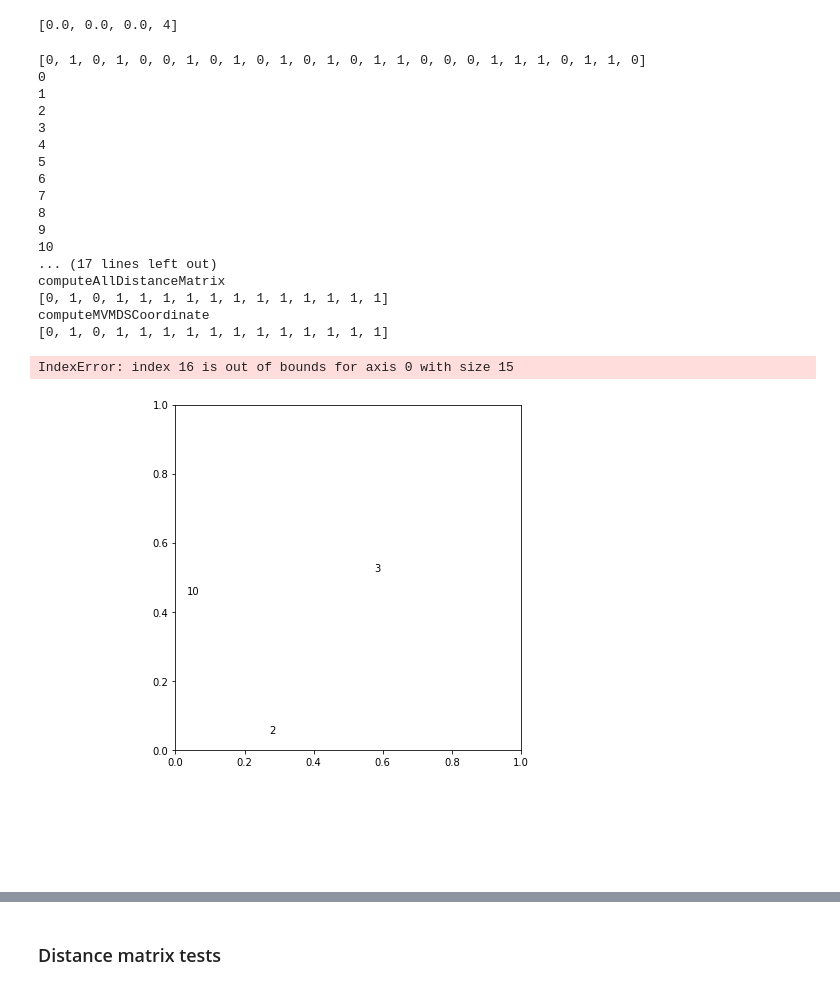
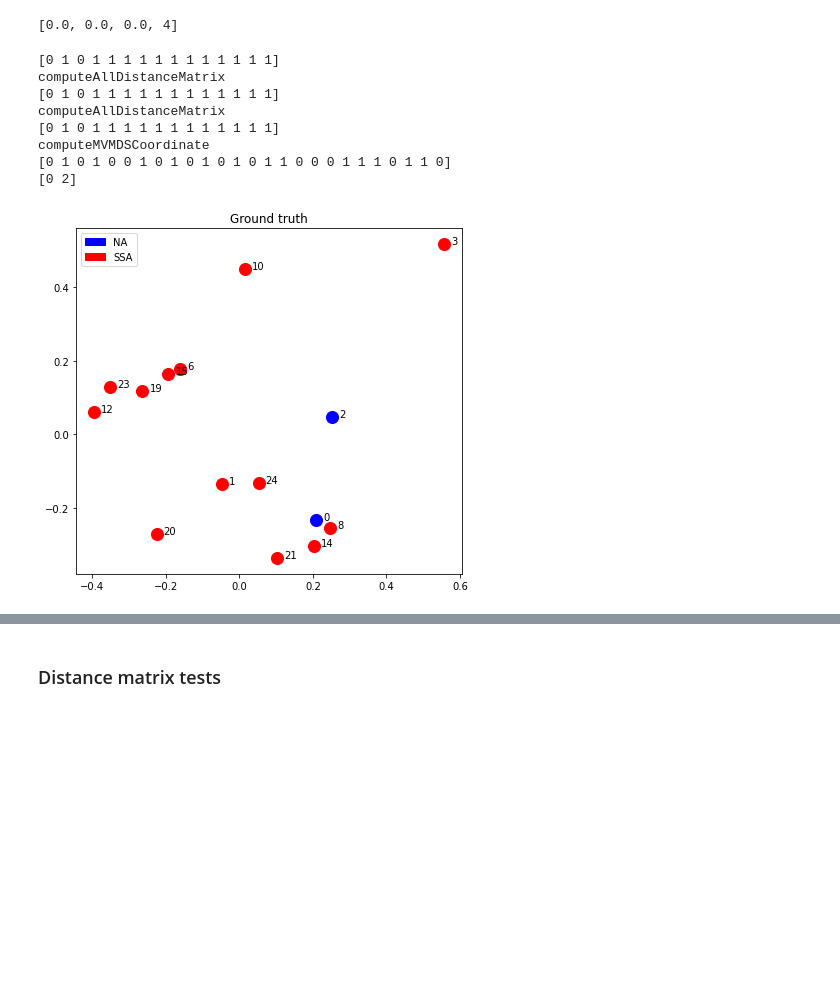
Before and after one commit to alexandremerasli/TFE, a Jupyter notebook: cluster_data.ipynb, the cells around one changed output, grey strips where cells are left out. Drawn from its saved outputs; the diff is of its cells as text; code cells hidden in the pictures; blank space fills up the shorter version.

Commit message:
big clean in mvmds and mvsc, but bug with mutable condition

```diff
--- a/cluster_data.ipynb
+++ b/cluster_data.ipynb
@@ -98,7 +98,7 @@ elif (case == 'IBI'):
     study_matrix = ISC_IBI
 
 N = len(study_matrix)
-nbParticipants = len(ISC_EEG)
+nbParticipants = len(ISC_EEG) - 10
 
 # Boxplot
 orderOfMagnitude(np.copy(study_matrix))
@@ -320,8 +320,6 @@ plt.show()
 # %%
 from sklearn.metrics import davies_bouldin_score
 import warnings
-
-nbParticipants = len(ISC_EEG)
 
 class Results():
 
@@ -410,7 +408,7 @@ class Results():
                         # Not neighbors, rather number of clusters, but change mapping
                         points = computeMVSCCoordinate(self.n_neighbors,self.nbParticipants,self.mat)
                         points = points[:,:2]
-                        #self.condition = condition
+                        self.condition = condition[subjectsWithoutShift]
                         N = len(self.condition)
                     elif (i<int(N/4)+1):
                         points,stress,disparities = computeMDSCoordinate(distance_matrix,i)
@@ -420,7 +418,7 @@ class Results():
                         points = computeUMAPCoordinate(distance_matrix,self.sslLabel,n_neighbors=self.n_neighbors)
                     elif (i==10):
                         points = computeMVMDSCoordinate(self.n_neighbors,self.nbParticipants,self.mat)
-                        #self.condition = condition
+                        self.condition = condition[subjectsWithoutShift]
                         N = len(self.condition)
                     if hasattr(method, 'init'):
                         if hasattr(method.init, 'shape'):
@@ -1010,10 +1008,13 @@ def transformPoints(points,n_comp=2):
 import matplotlib.patches as mpatches
 
 def plotPoints(points,projection=False,title='Ground truth',subjects=subjects,subjectsWithoutShift=subjectsWithoutShift):
+
+    condition = trueGroups(removeOutlier)
+    condition = condition[subjectsWithoutShift]
     subjects=np.arange(len(condition))
     NA = np.where(condition[subjects]==0)[0]
     SSA = np.where(condition[subjects]==1)[0]
-    #print(NA)
+    print(NA)
     if (points.shape[1] != 1):
         ax = plt.axes([1.2,0,1.2,1.2])
         ax.set_aspect(aspect='equal')
@@ -1463,8 +1476,9 @@ def computeAllDistanceMatrix(condition,p=26,normalisation=1,addCoef=0,euclideanT
     #condition = condition[sortedIdx[:p]]
     #condition = condition[idx]
 
+    condition = condition[subjectsWithoutShift]
     print(condition)
-    nbDel = 0
+    '''nbDel = 0
     for i in range(N):
         print(i)
         if i not in sortedIdx[:p]:
@@ -1473,6 +1487,7 @@ def computeAllDistanceMatrix(condition,p=26,normalisation=1,addCoef=0,euclideanT
     #condition = [condition[i] for i in sortedIdx[:p]]
     #condition = [condition[i] for i in idx]
     #condition = list(condition)
+    '''
     print("computeAllDistanceMatrix")
     print(condition)
 
@@ -1559,51 +1574,40 @@ def computeMVMDSCoordinate(dim=2,p=26,mat=['EEG','EDA','IBI','corrEEG','corrEDA'
 
     # Computing all distance matrices
     condition = trueGroups(removeOutlier)
-    condition = list(condition)
     distance_matrix_EEG, distance_matrix_EDA, distance_matrix_IBI, distance_matrix_corr_EEG, distance_matrix_corr_EDA, distance_matrix_corr_IBI = computeAllDistanceMatrix(condition,p,1.1,addCoef=0,keepDiag=False)
     print("computeMVMDSCoordinate")
     print(condition)
     # Choosing which matrices to include into the multiview
     multiviewMat = []
     if ('EEG' in mat):
         multiviewMat.append(distance_matrix_EEG)
     if ('EDA' in mat):
         multiviewMat.append(distance_matrix_EDA)
     if ('IBI' in mat):
         multiviewMat.append(distance_matrix_IBI)
     if ('corrEEG' in mat):
         multiviewMat.append(distance_matrix_corr_EEG)
     if ('corrEDA' in mat):
         multiviewMat.append(distance_matrix_corr_EDA)
     if ('corrIBI' in mat):
         multiviewMat.append(distance_matrix_corr_IBI)
 
     # Computing multiview mapping
     points = mvmds(multiviewMat,len(mat)*[True],dim)
     return points
 
 points = computeMVMDSCoordinate(2,15+0*nbParticipants,mat=['EEG','IBI','EDA','corrEEG'])
 plotPoints(points,subjects=subjects,subjectsWithoutShift=subjectsWithoutShift)
 # %% [output]
-[0, 1, 0, 1, 0, 0, 1, 0, 1, 0, 1, 0, 1, 0, 1, 1, 0, 0, 0, 1, 1, 1, 0, 1, 1, 0]
-0
-1
-2
-3
-4
-5
-6
-7
-8
-9
-10
-... (17 lines left out)
+[0 1 0 1 1 1 1 1 1 1 1 1 1 1 1]
 computeAllDistanceMatrix
-[0, 1, 0, 1, 1, 1, 1, 1, 1, 1, 1, 1, 1, 1, 1]
+[0 1 0 1 1 1 1 1 1 1 1 1 1 1 1]
+computeAllDistanceMatrix
+[0 1 0 1 1 1 1 1 1 1 1 1 1 1 1]
 computeMVMDSCoordinate
-[0, 1, 0, 1, 1, 1, 1, 1, 1, 1, 1, 1, 1, 1, 1]
+[0 1 0 1 0 0 1 0 1 0 1 0 1 0 1 1 0 0 0 1 1 1 0 1 1 0]
+[0 2]
-IndexError: index 16 is out of bounds for axis 0 with size 15
-[figure, old version]
+[figure, new version]
 # %%
 #condition = np.genfromtxt(os.path.join('condition.csv'),delimiter=',')
 #condition = np.array(condition,dtype='int') # Convert into array
```
Also changed, not shown: parts of 12 cells of this notebook.
